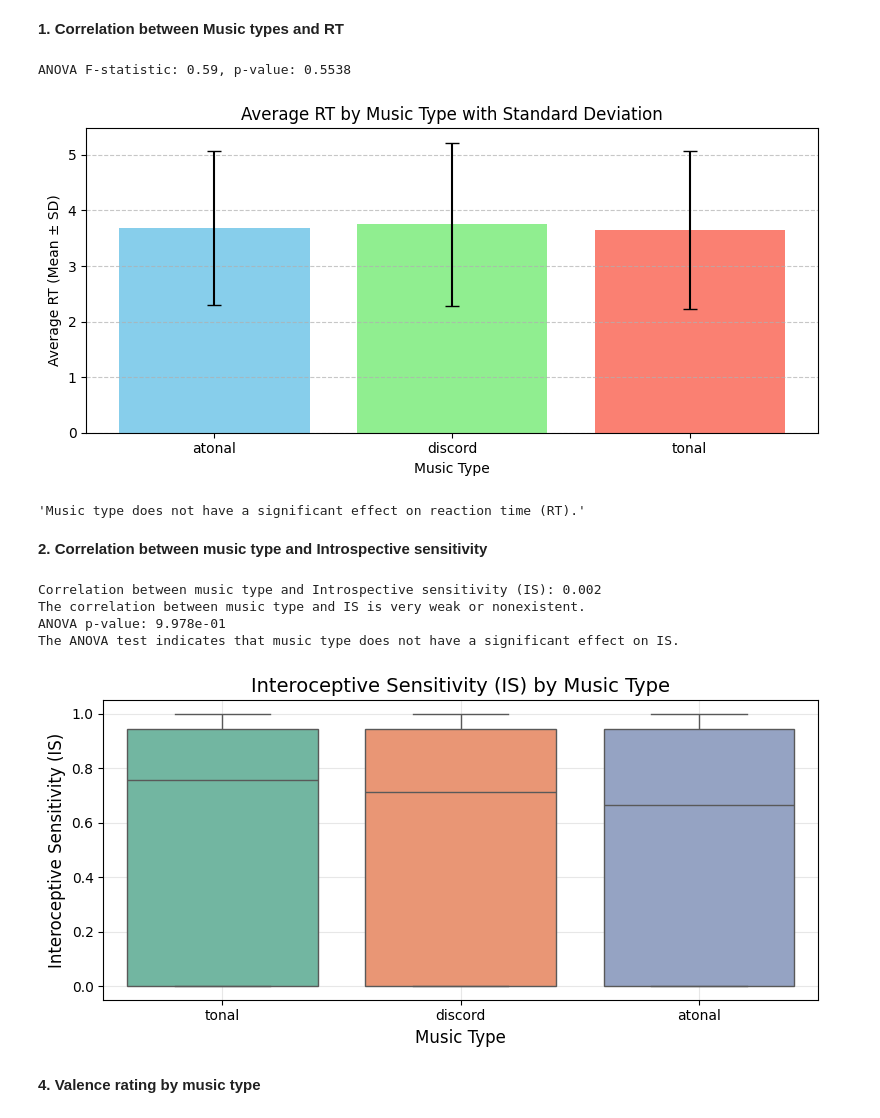
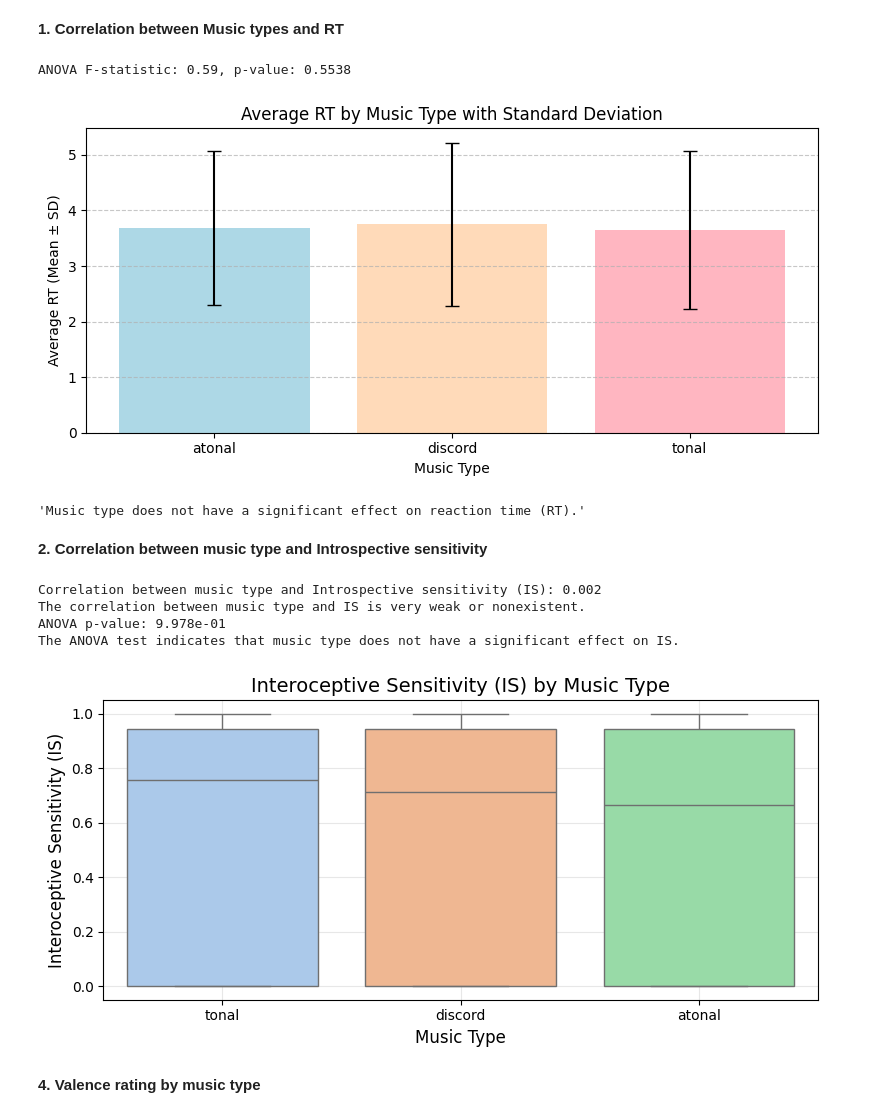
Before and after one commit to OistrakhAleksandra/FinalProject_TheInfluenceOfMusic, a Jupyter notebook: visualization.ipynb, the cells around one changed output. Saved outputs shown, nothing was run; the diff lists cells and outputs as text; code cells hidden in the pictures.

```diff
--- a/visualization.ipynb
+++ b/visualization.ipynb
@@ -47,7 +47,7 @@ def analyze_rt_by_music_type(combined_data_file):
         summary_stats["mean"],
         yerr=summary_stats["std"],
         capsize=5,
-        color=["skyblue", "lightgreen", "salmon"]
+        color=["lightblue", "peachpuff", "lightpink"]
     )
 
     # Add labels, title, and grid
@@ -67,7 +67,7 @@ combined_data_file = r"C:\Users\Home\Desktop\Studies\Phyton\projects 2024-2025\F
 analyze_rt_by_music_type(combined_data_file)
 # %% [output]
 ANOVA F-statistic: 0.59, p-value: 0.5538
-[figure, old version]
+[figure, new version]
 'Music type does not have a significant effect on reaction time (RT).'
 # %% [markdown]
 **2. Correlation between music type and Introspective sensitivity**
@@ -118,35 +118,35 @@ def analyze_music_type_vs_IS(combined_data_file: str):
     # 2. ANOVA test for 'music_type' and 'IS'
     model = ols('IS ~ C(music_type)', data=df).fit()  # Fit the model
     p_value = sm.stats.anova_lm(model, typ=2)['PR(>F)'].iloc[0]  # Get the p-value
 
     # Interpret ANOVA result
     print(f"ANOVA p-value: {p_value:.3e}")
     if p_value < 0.05:
         print("The ANOVA test indicates that music type has a significant effect on IS.")
     else:
         print("The ANOVA test indicates that music type does not have a significant effect on IS.")
 
     # 3. Graph of IS vs music_type
     plt.figure(figsize=(8, 4))
-    sns.boxplot(x='music_type', y='IS', data=df, hue='music_type', palette="Set2", dodge=False, legend=False)
+    sns.boxplot(x='music_type', y='IS', data=df, hue='music_type', palette="pastel", dodge=False, legend=False)
     plt.title('Interoceptive Sensitivity (IS) by Music Type', fontsize=14)
     plt.xlabel('Music Type', fontsize=12)
     plt.ylabel('Interoceptive Sensitivity (IS)', fontsize=12)
     plt.grid(alpha=0.3)
     plt.tight_layout()
     plt.show()
 
 # Example usage
 combined_data_file = (
     r"C:\Users\Home\Desktop\Studies\Phyton\projects 2024-2025\Final_project\data\combined_data_trial.xlsx"
 )
 analyze_music_type_vs_IS(combined_data_file)
 # %% [output]
 Correlation between music type and Introspective sensitivity (IS): 0.002
 The correlation between music type and IS is very weak or nonexistent.
 ANOVA p-value: 9.978e-01
 The ANOVA test indicates that music type does not have a significant effect on IS.
-[figure, old version]
+[figure, new version]
 # %% [markdown]
 **4. Valence rating by music type**
 # %%
```
Also changed, not shown: parts of 2 cells of this notebook, 4 other files.
